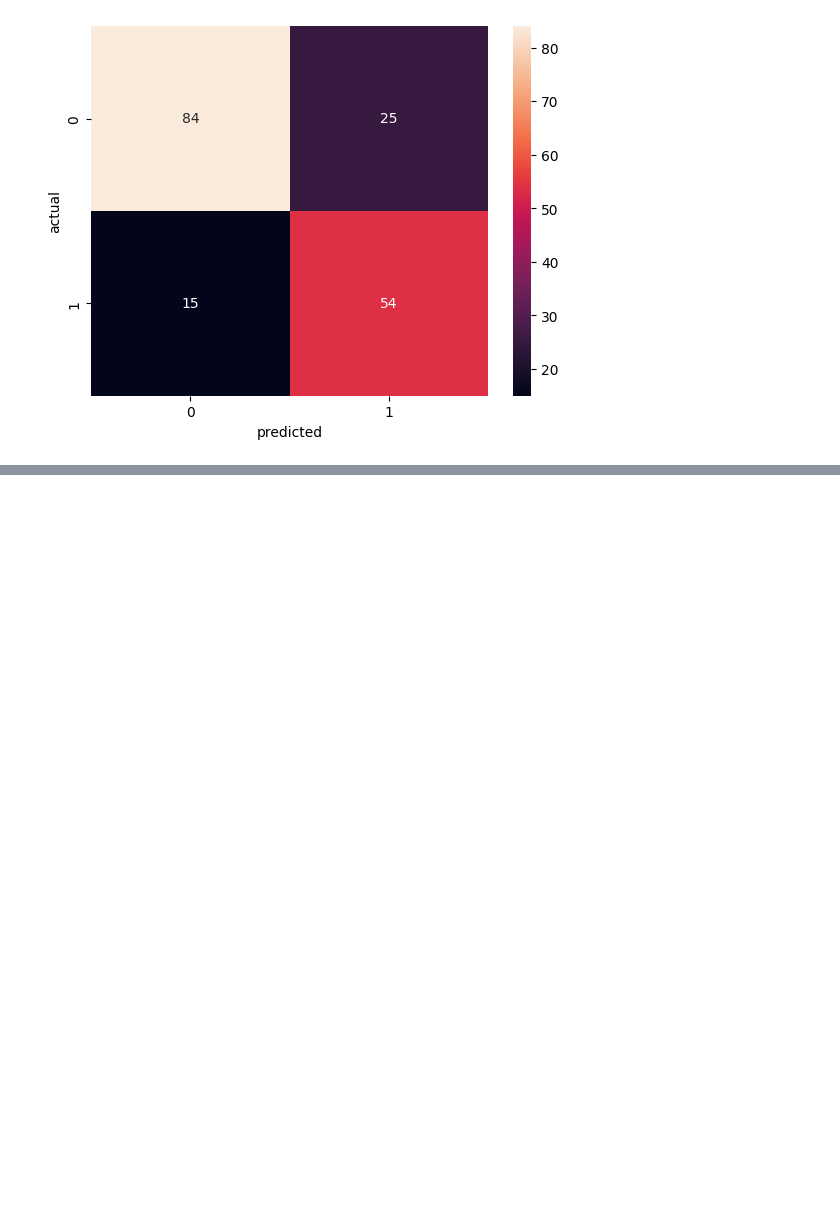
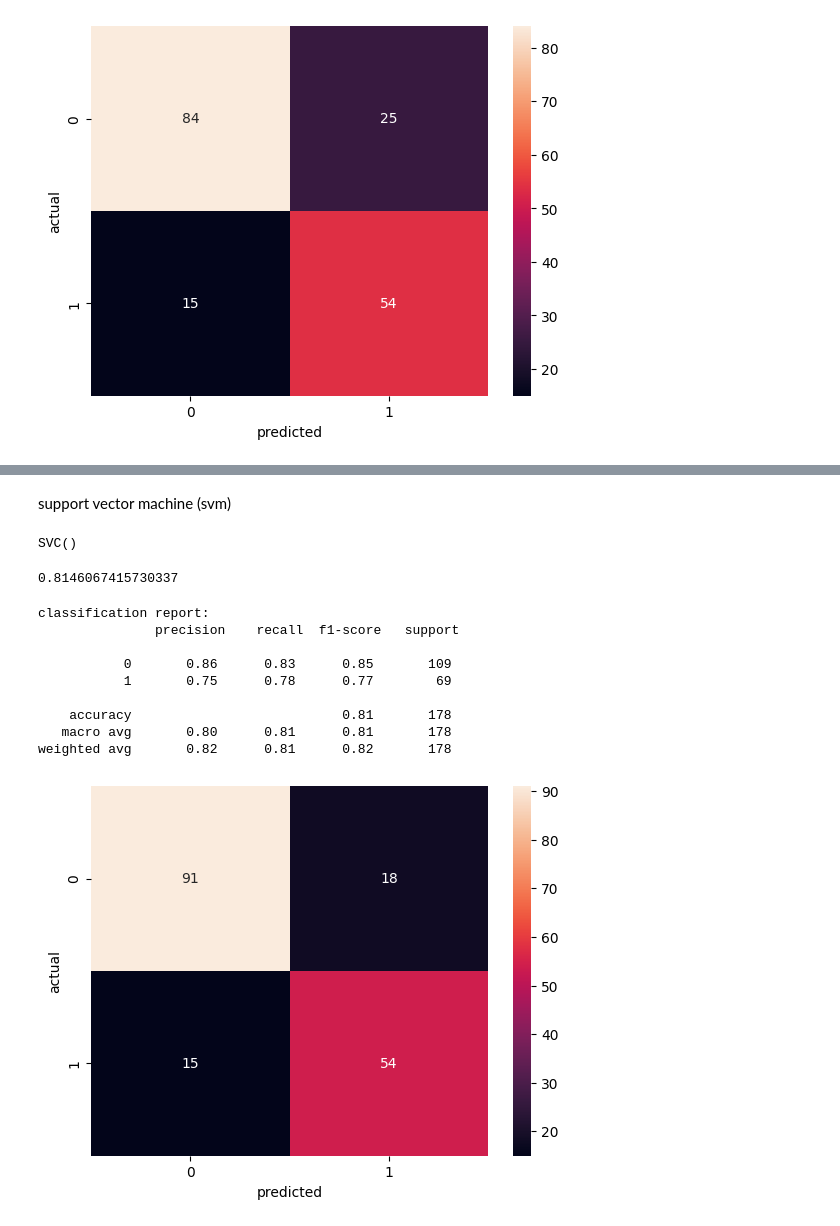
Before and after one commit to mrunmayee3108/ml-supervised-learning, a Jupyter notebook: titanic.ipynb, the cells around one changed output, grey strips where cells are left out. Cells and saved outputs as stored; diff of their text form; code cells hidden in the pictures; blank space fills up the shorter version.

```diff
--- a/titanic.ipynb
+++ b/titanic.ipynb
@@ -242,0 +311,32 @@ weighted avg       0.78      0.78      0.78       178
+# %% [markdown]
+support vector machine (svm)
+# %%
+from sklearn.svm import SVC
+model_svm = SVC(kernel='rbf')
+# %%
+model_svm.fit(X_train_scaled, y_train)
+# %% [output]
+SVC()
+# %%
+y_pred_svm = model_svm.predict(X_test_scaled)
+# %%
+accuracy_score(y_test, y_pred_svm)
+# %% [output]
+0.8146067415730337
+# %%
+cm = confusion_matrix(y_test, y_pred_svm)
+sns.heatmap(cm, annot = True, fmt = "d")
+plt.xlabel("predicted")
+plt.ylabel("actual")
+print("classification report: \n", classification_report(y_test, y_pred_svm))
+# %% [output]
+classification report:
+               precision    recall  f1-score   support
+
+           0       0.86      0.83      0.85       109
+           1       0.75      0.78      0.77        69
+
+    accuracy                           0.81       178
+   macro avg       0.80      0.81      0.81       178
+weighted avg       0.82      0.81      0.82       178
+[figure, added]
```
Also changed, not shown: parts of 18 cells of this notebook.
